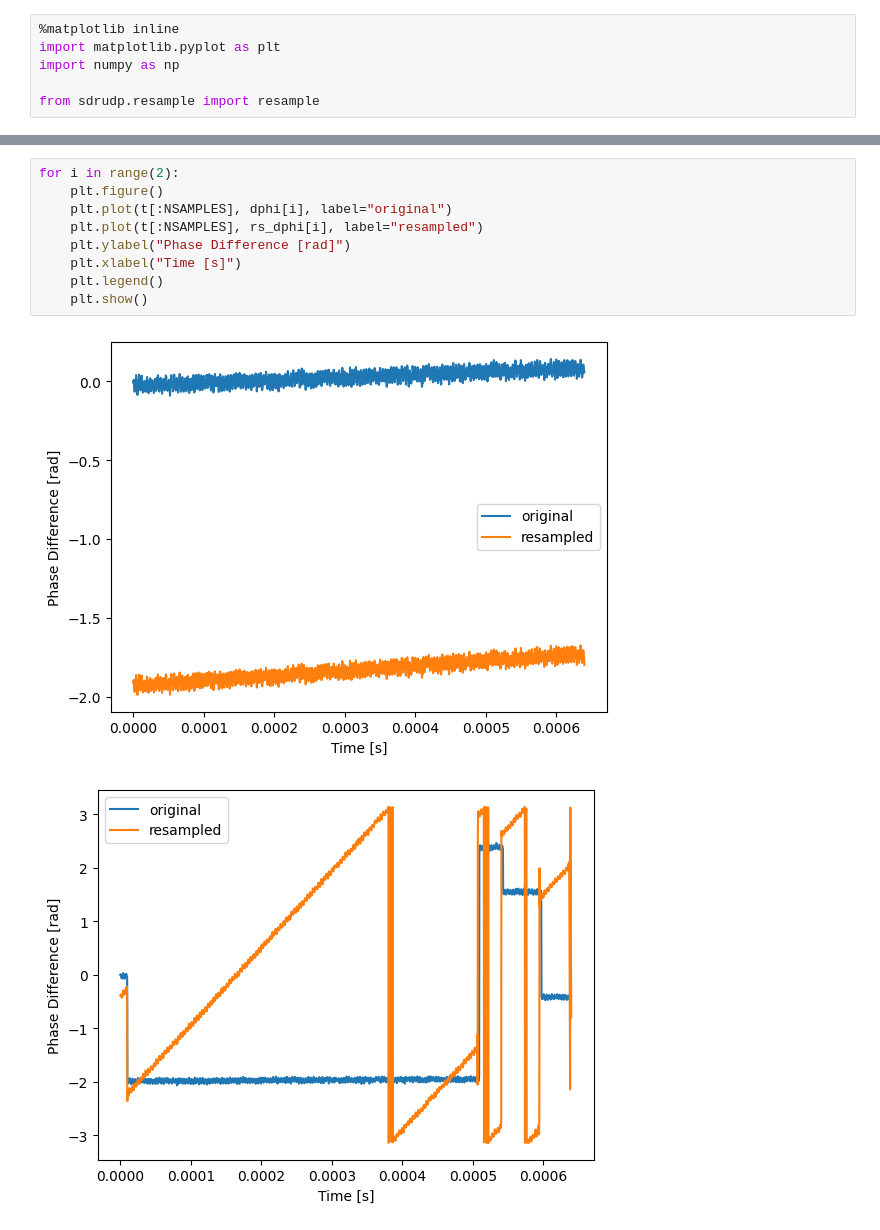
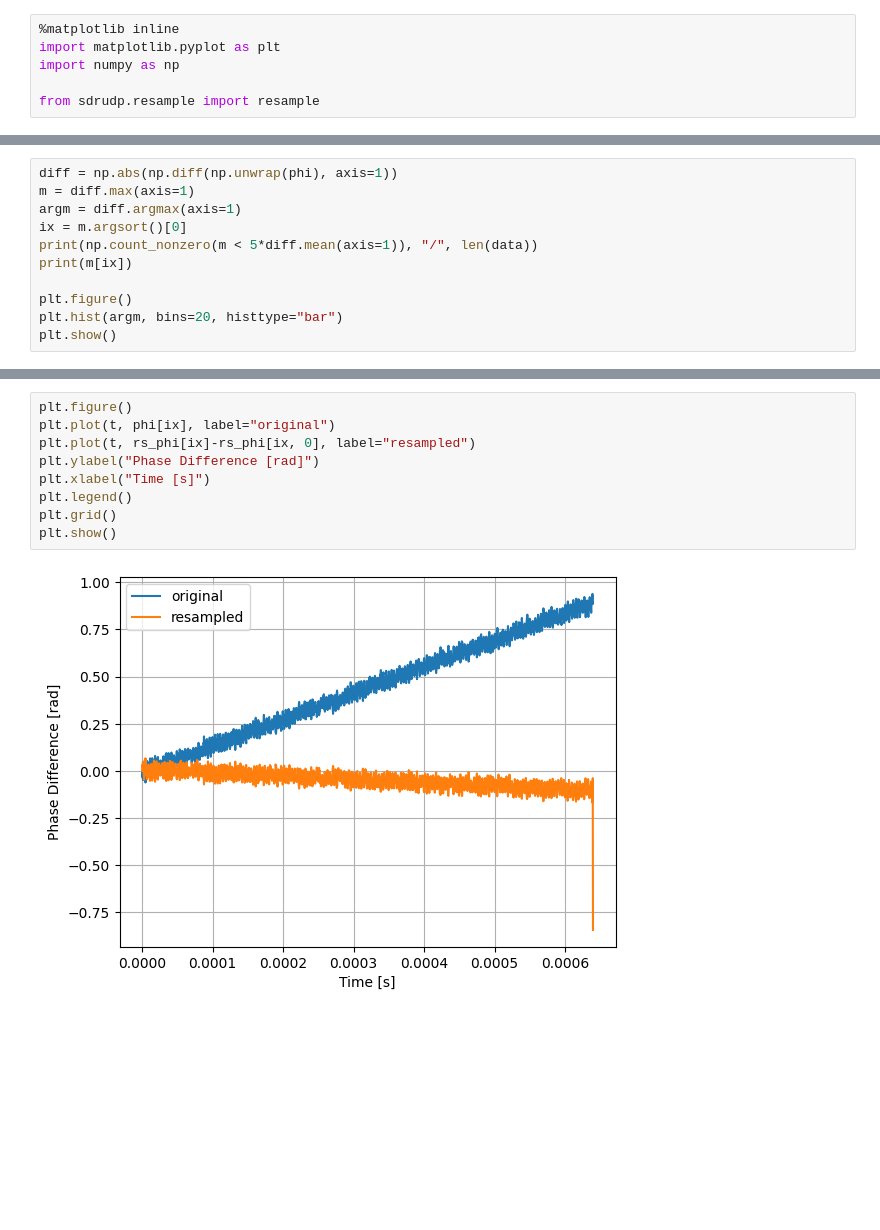
Before and after one commit to AaronParsons/sdrudp, a Jupyter notebook: notebooks/phase_detect_and_correct.ipynb, the cells around one changed output, grey strips where cells are left out. Cells and saved outputs as stored; diff of their text form; blank space fills up the shorter version.

```diff
--- a/notebooks/phase_detect_and_correct.ipynb
+++ b/notebooks/phase_detect_and_correct.ipynb
@@ -110,0 +123,11 @@ for i in range(2):
+# %%
+diff = np.abs(np.diff(np.unwrap(phi), axis=1))
+m = diff.max(axis=1)
+argm = diff.argmax(axis=1)
+ix = m.argsort()[0]
+print(np.count_nonzero(m < 5*diff.mean(axis=1)), "/", len(data))
+print(m[ix])
+
+plt.figure()
+plt.hist(argm, bins=20, histtype="bar")
+plt.show()
@@ -111,12 +138,11 @@ for i in range(2):
 # %%
-for i in range(2):
-    plt.figure()
-    plt.plot(t[:NSAMPLES], dphi[i], label="original")
-    plt.plot(t[:NSAMPLES], rs_dphi[i], label="resampled")
-    plt.ylabel("Phase Difference [rad]")
-    plt.xlabel("Time [s]")
-    plt.legend()
-    plt.show()
+plt.figure()
+plt.plot(t, phi[ix], label="original")
+plt.plot(t, rs_phi[ix]-rs_phi[ix, 0], label="resampled")
+plt.ylabel("Phase Difference [rad]")
+plt.xlabel("Time [s]")
+plt.legend()
+plt.grid()
+plt.show()
 # %% [output]
-[figure, old version]
+[figure, new version]
-[figure, removed]
```
Also changed, not shown: parts of 20 cells of this notebook, 1 other file.
